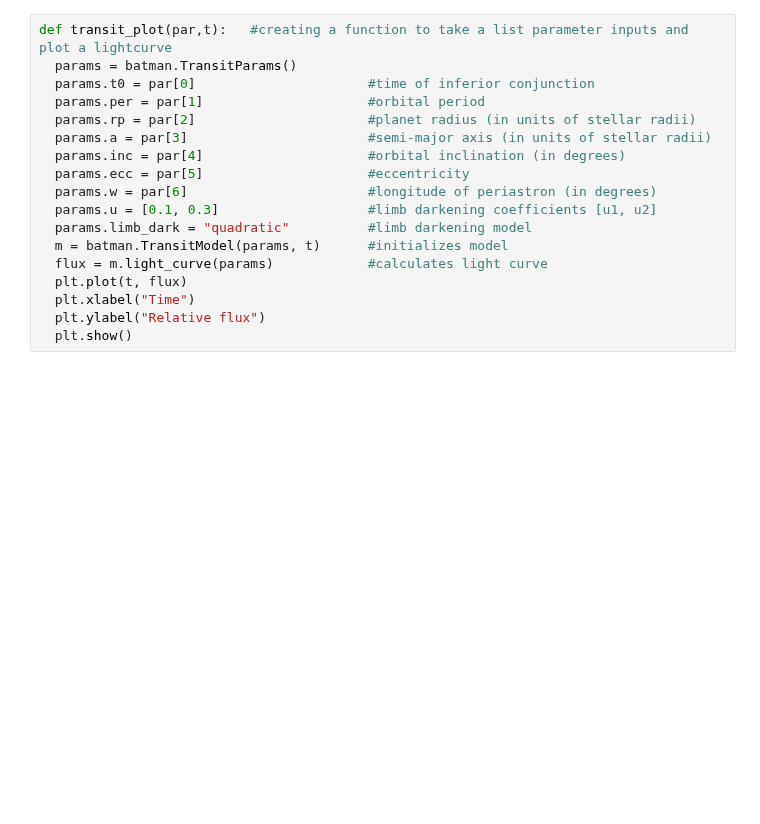
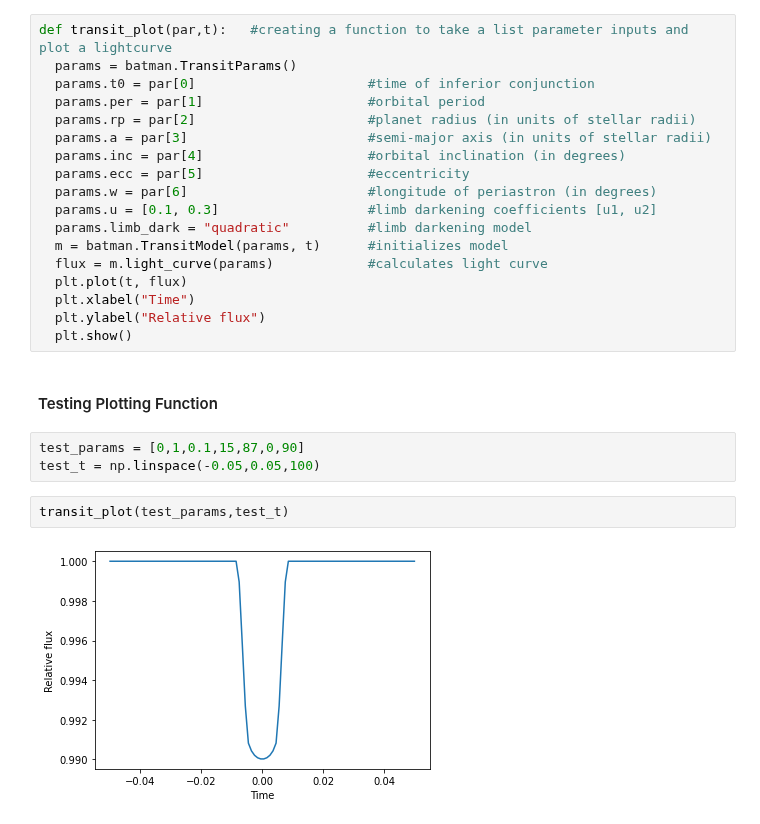
Before and after one commit to Hamza-Suleman/transiting-exoplanets, a Jupyter notebook: Dummy_Transit.ipynb, the cells around one changed output. Drawn from its saved outputs; the diff is of its cells as text; blank space fills up the shorter version.

Commit message:
Writing Lightcurve Plotting Function

```diff
--- a/Dummy_Transit.ipynb
+++ b/Dummy_Transit.ipynb
@@ -103,3 +103,12 @@ def transit_plot(par,t):   #creating a function to take a list parameter inputs
   plt.xlabel("Time")
   plt.ylabel("Relative flux")
   plt.show()
+# %% [markdown]
+#### Testing Plotting Function
+# %%
+test_params = [0,1,0.1,15,87,0,90]
+test_t = np.linspace(-0.05,0.05,100)
+# %%
+transit_plot(test_params,test_t)
+# %% [output]
+[figure, added]
```
Also changed, not shown: parts of 1 cell of this notebook.
